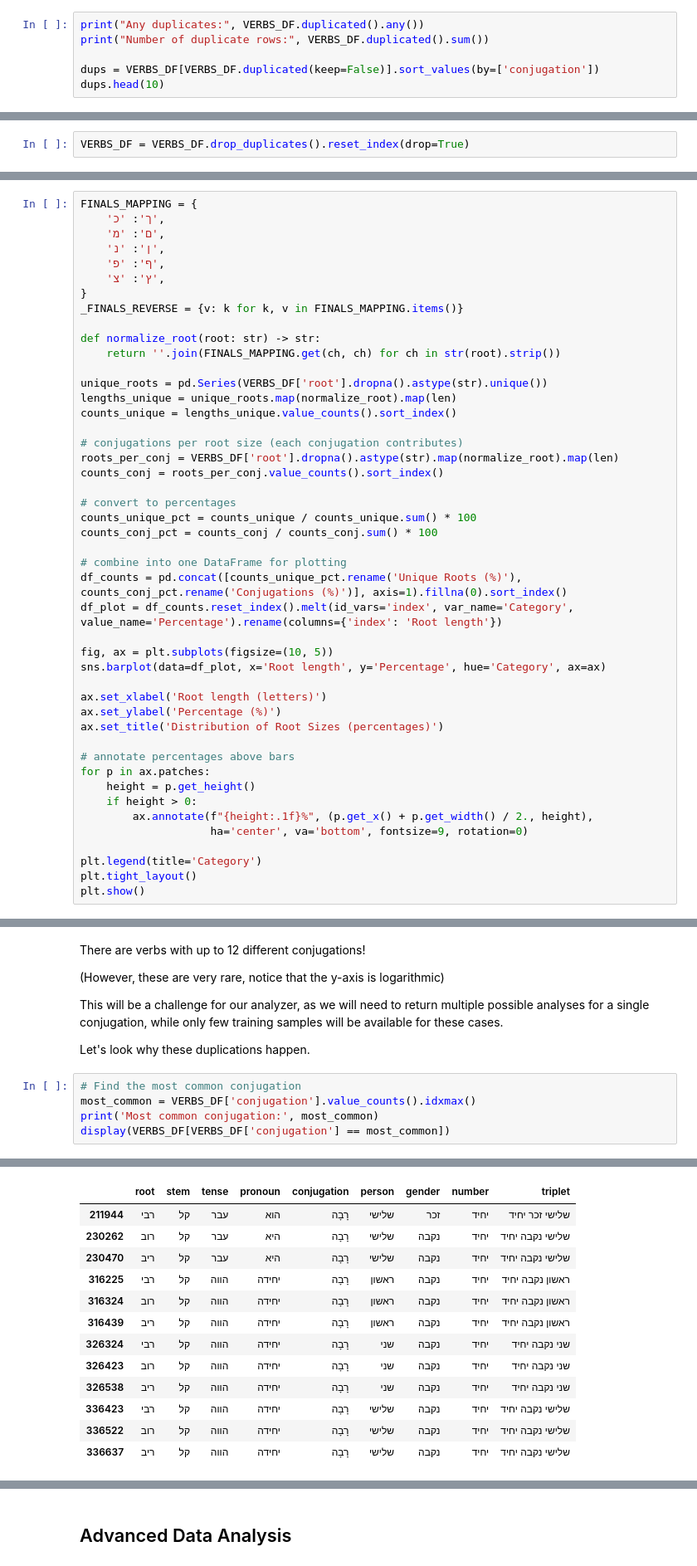
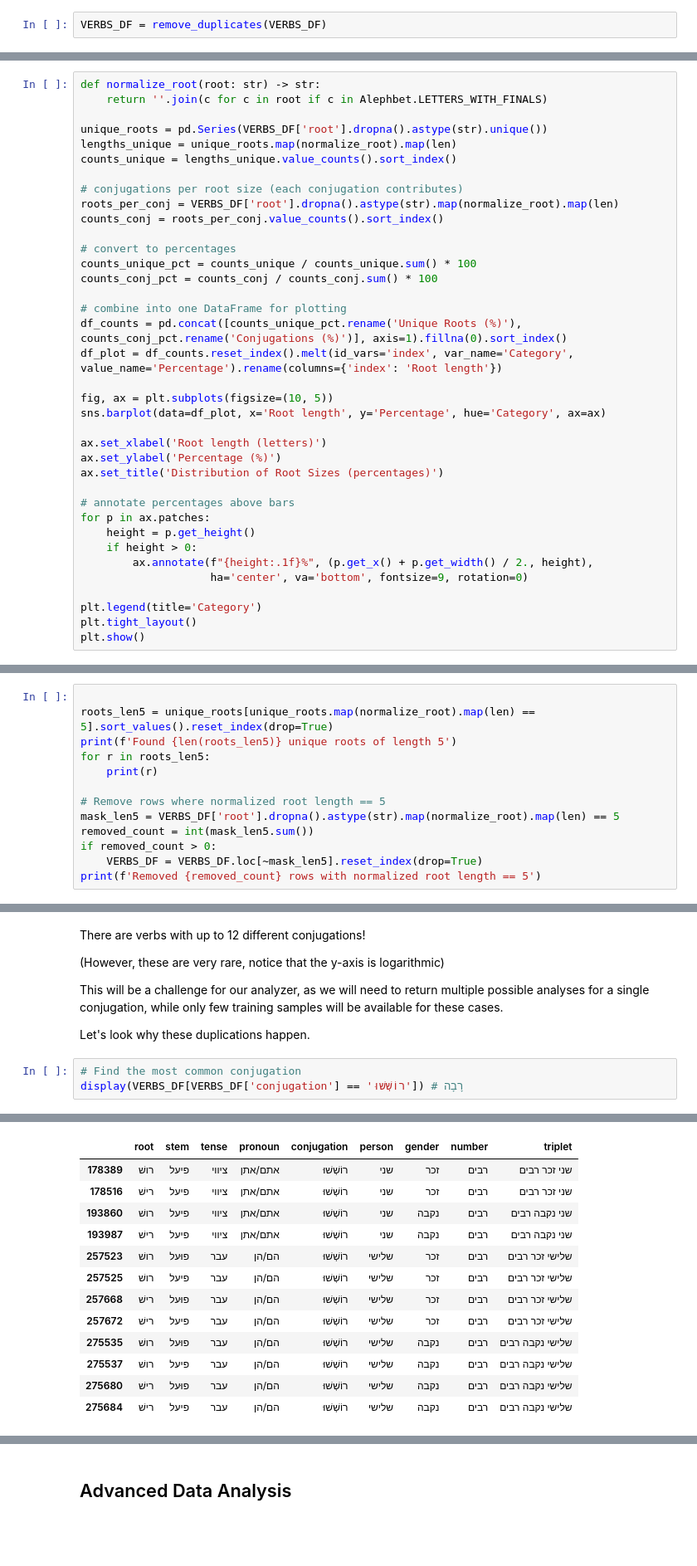
Before and after one commit to EyalShahimov/HebrewWordsAnalysis, a Jupyter notebook: main.ipynb, the cells around one changed output, grey strips where cells are left out. Shown at 83% size. Cells and saved outputs as stored; diff of their text form; blank space fills up the shorter version.

```diff
--- a/main.ipynb
+++ b/main.ipynb
@@ -354,7 +443,3 @@ plt.show()
 # %%
-print("Any duplicates:", VERBS_DF.duplicated().any())
-print("Number of duplicate rows:", VERBS_DF.duplicated().sum())
-
-dups = VERBS_DF[VERBS_DF.duplicated(keep=False)].sort_values(by=['conjugation'])
-dups.head(10)
+VERBS_DF = remove_duplicates(VERBS_DF)
 # %% [output]
@@ -368,2 +453,0 @@ Number of duplicate rows: 2
-# %%
-VERBS_DF = VERBS_DF.drop_duplicates().reset_index(drop=True)
@@ -370,15 +458,6 @@ VERBS_DF = VERBS_DF.drop_duplicates().reset_index(drop=True)
 # %%
-FINALS_MAPPING = {
-    'ך': 'כ',
-    'ם': 'מ',
-    'ן': 'נ',
-    'ף': 'פ',
-    'ץ': 'צ',
-}
-_FINALS_REVERSE = {v: k for k, v in FINALS_MAPPING.items()}
-
 def normalize_root(root: str) -> str:
-    return ''.join(FINALS_MAPPING.get(ch, ch) for ch in str(root).strip())
+    return ''.join(c for c in root if c in Alephbet.LETTERS_WITH_FINALS)
 
 unique_roots = pd.Series(VERBS_DF['root'].dropna().astype(str).unique())
 lengths_unique = unique_roots.map(normalize_root).map(len)
@@ -417,0 +513,13 @@ plt.show()
+# %%
+
+roots_len5 = unique_roots[unique_roots.map(normalize_root).map(len) == 5].sort_values().reset_index(drop=True)
+print(f'Found {len(roots_len5)} unique roots of length 5')
+for r in roots_len5:
+    print(r)
+
+# Remove rows where normalized root length == 5
+mask_len5 = VERBS_DF['root'].dropna().astype(str).map(normalize_root).map(len) == 5
+removed_count = int(mask_len5.sum())
+if removed_count > 0:
+    VERBS_DF = VERBS_DF.loc[~mask_len5].reset_index(drop=True)
+print(f'Removed {removed_count} rows with normalized root length == 5')
@@ -443,7 +561,5 @@ This will be a challenge for our analyzer, as we will need to return multiple po
 Let's look why these duplications happen.
 # %%
 # Find the most common conjugation
-most_common = VERBS_DF['conjugation'].value_counts().idxmax()
-print('Most common conjugation:', most_common)
-display(VERBS_DF[VERBS_DF['conjugation'] == most_common])
+display(VERBS_DF[VERBS_DF['conjugation'] == 'רוֹשְׁשׁוּ']) # רָבָה
 # %% [output]
@@ -451,16 +566,16 @@ Most common conjugation: רָבָה
 |  | root | stem | tense | pronoun | conjugation | person | gender | number | triplet |
-| 211944 | רבי | קל | עבר | הוא | רָבָה | שלישי | זכר | יחיד | שלישי זכר יחיד |
-| 230262 | רוב | קל | עבר | היא | רָבָה | שלישי | נקבה | יחיד | שלישי נקבה יחיד |
-| 230470 | ריב | קל | עבר | היא | רָבָה | שלישי | נקבה | יחיד | שלישי נקבה יחיד |
-| 316225 | רבי | קל | הווה | יחידה | רָבָה | ראשון | נקבה | יחיד | ראשון נקבה יחיד |
-| 316324 | רוב | קל | הווה | יחידה | רָבָה | ראשון | נקבה | יחיד | ראשון נקבה יחיד |
-| 316439 | ריב | קל | הווה | יחידה | רָבָה | ראשון | נקבה | יחיד | ראשון נקבה יחיד |
-| 326324 | רבי | קל | הווה | יחידה | רָבָה | שני | נקבה | יחיד | שני נקבה יחיד |
-| 326423 | רוב | קל | הווה | יחידה | רָבָה | שני | נקבה | יחיד | שני נקבה יחיד |
-| 326538 | ריב | קל | הווה | יחידה | רָבָה | שני | נקבה | יחיד | שני נקבה יחיד |
-| 336423 | רבי | קל | הווה | יחידה | רָבָה | שלישי | נקבה | יחיד | שלישי נקבה יחיד |
-| 336522 | רוב | קל | הווה | יחידה | רָבָה | שלישי | נקבה | יחיד | שלישי נקבה יחיד |
-| 336637 | ריב | קל | הווה | יחידה | רָבָה | שלישי | נקבה | יחיד | שלישי נקבה יחיד |
+| 178389 | רושׁ | פיעל | ציווי | אתם/אתן | רוֹשְׁשׁוּ | שני | זכר | רבים | שני זכר רבים |
+| 178516 | רישׁ | פיעל | ציווי | אתם/אתן | רוֹשְׁשׁוּ | שני | זכר | רבים | שני זכר רבים |
+| 193860 | רושׁ | פיעל | ציווי | אתם/אתן | רוֹשְׁשׁוּ | שני | נקבה | רבים | שני נקבה רבים |
+| 193987 | רישׁ | פיעל | ציווי | אתם/אתן | רוֹשְׁשׁוּ | שני | נקבה | רבים | שני נקבה רבים |
+| 257523 | רושׁ | פוּעל | עבר | הם/הן | רוֹשְׁשׁוּ | שלישי | זכר | רבים | שלישי זכר רבים |
+| 257525 | רושׁ | פיעל | עבר | הם/הן | רוֹשְׁשׁוּ | שלישי | זכר | רבים | שלישי זכר רבים |
+| 257668 | רישׁ | פוּעל | עבר | הם/הן | רוֹשְׁשׁוּ | שלישי | זכר | רבים | שלישי זכר רבים |
+| 257672 | רישׁ | פיעל | עבר | הם/הן | רוֹשְׁשׁוּ | שלישי | זכר | רבים | שלישי זכר רבים |
+| 275535 | רושׁ | פוּעל | עבר | הם/הן | רוֹשְׁשׁוּ | שלישי | נקבה | רבים | שלישי נקבה רבים |
+| 275537 | רושׁ | פיעל | עבר | הם/הן | רוֹשְׁשׁוּ | שלישי | נקבה | רבים | שלישי נקבה רבים |
+| 275680 | רישׁ | פוּעל | עבר | הם/הן | רוֹשְׁשׁוּ | שלישי | נקבה | רבים | שלישי נקבה רבים |
+| 275684 | רישׁ | פיעל | עבר | הם/הן | רוֹשְׁשׁוּ | שלישי | נקבה | רבים | שלישי נקבה רבים |
 # %% [markdown]
 As we can see, "רוֹשְׁשׁוּ" has 12 different valid conjugations, which is caused by:
 1. Different pronouns: "אתם" and "אתן"
```
Also changed, not shown: parts of 55 cells of this notebook, 1 other file.
